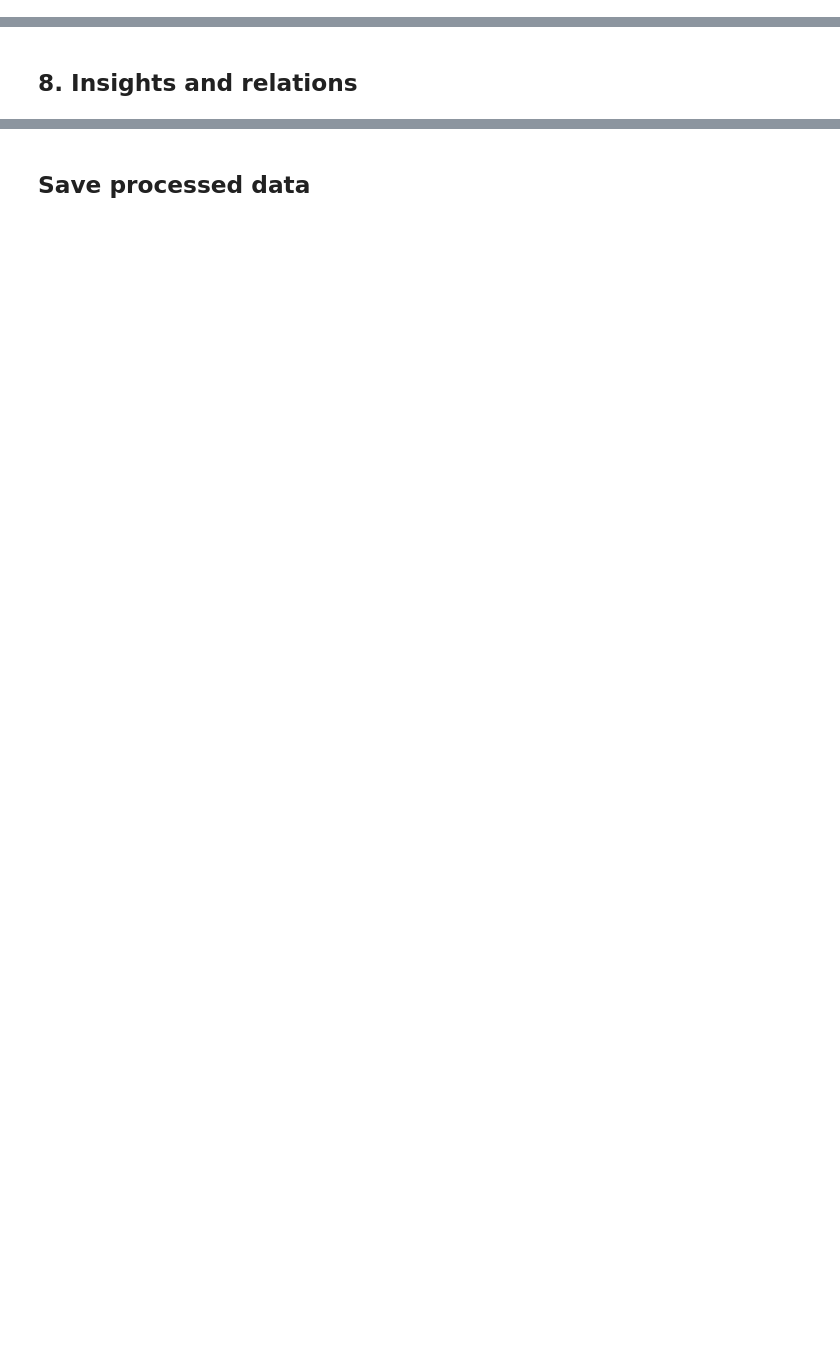
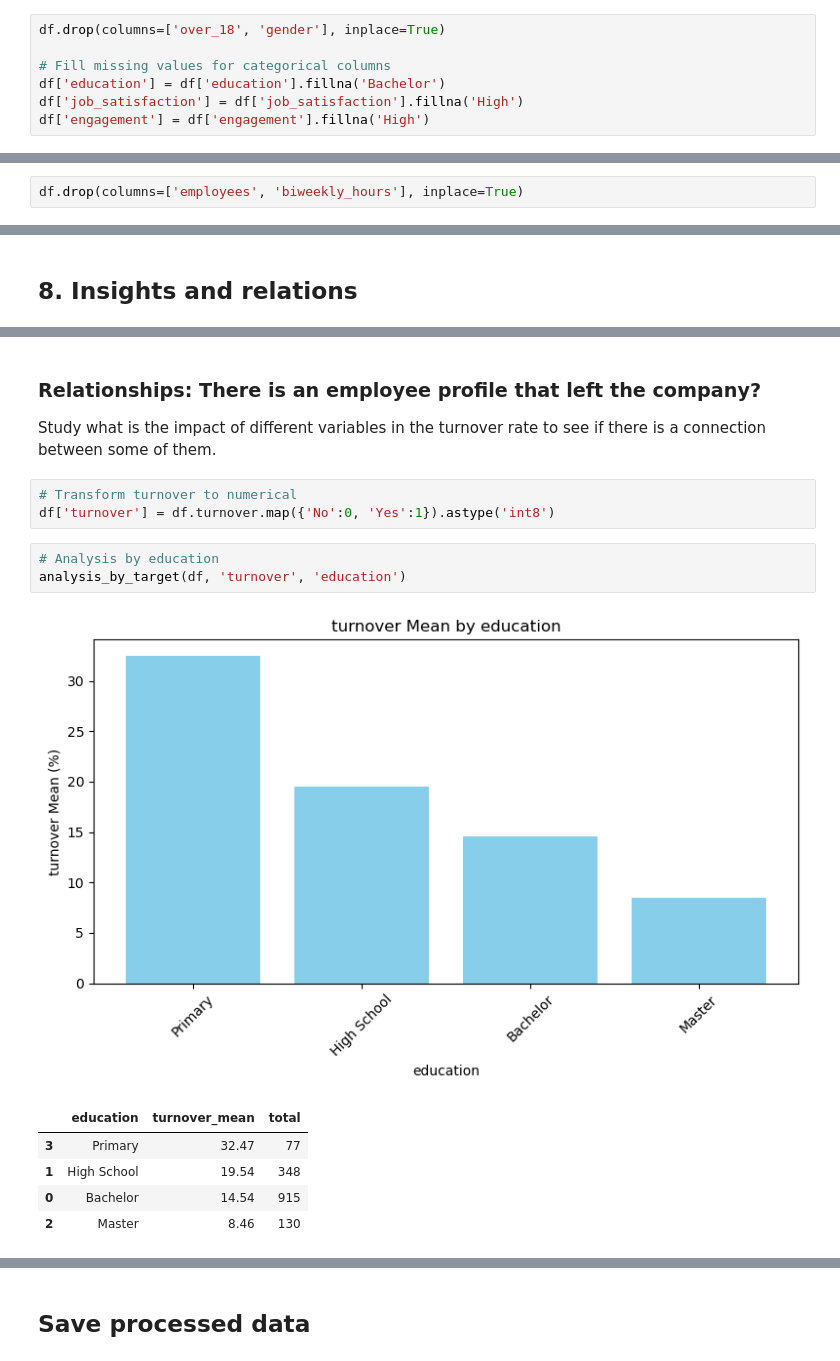
Before and after one commit to multivacs/employee-churn-prediction, a Jupyter notebook: notebooks/01-exploration.ipynb, the cells around one changed output, grey strips where cells are left out. Cells and saved outputs as stored; diff of their text form; blank space fills up the shorter version.

Commit message:
feat(eda): notebook for exploratory analysis and insights

```diff
--- a/notebooks/01-exploration.ipynb
+++ b/notebooks/01-exploration.ipynb
@@ -54,0 +178,7 @@ df.isna().sum().sort_values(ascending = False)
+# %%
+df.drop(columns=['over_18', 'gender'], inplace=True)
+
+# Fill missing values for categorical columns
+df['education'] = df['education'].fillna('Bachelor')
+df['job_satisfaction'] = df['job_satisfaction'].fillna('High')
+df['engagement'] = df['engagement'].fillna('High')
@@ -54,0 +209,2 @@ df.isna().sum().sort_values(ascending = False)
+# %%
+df.drop(columns=['employees', 'biweekly_hours'], inplace=True)
@@ -56,0 +240,17 @@ df.isna().sum().sort_values(ascending = False)
+# %% [markdown]
+### Relationships: There is an employee profile that left the company?
+
+Study what is the impact of different variables in the turnover rate to see if there is a connection between some of them.
+# %%
+# Transform turnover to numerical
+df['turnover'] = df.turnover.map({'No':0, 'Yes':1}).astype('int8')
+# %%
+# Analysis by education
+analysis_by_target(df, 'turnover', 'education')
+# %% [output]
+[figure, added]
+|  | education | turnover_mean | total |
+| 3 | Primary | 32.47 | 77 |
+| 1 | High School | 19.54 | 348 |
+| 0 | Bachelor | 14.54 | 915 |
+| 2 | Master | 8.46 | 130 |
```
Also changed, not shown: parts of 51 cells of this notebook.
